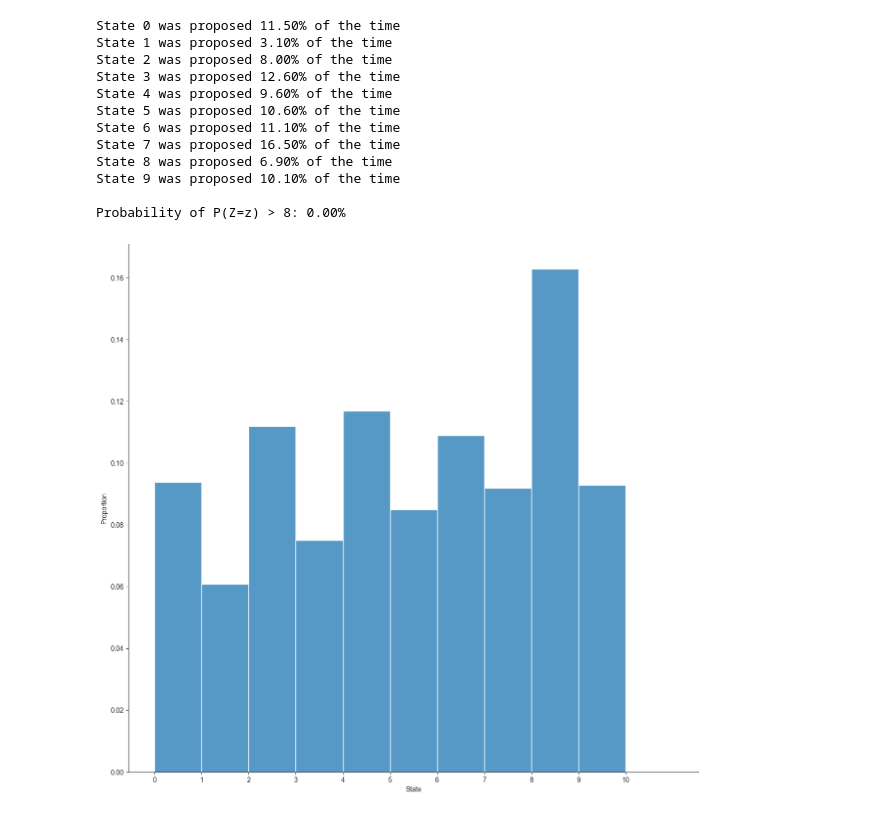
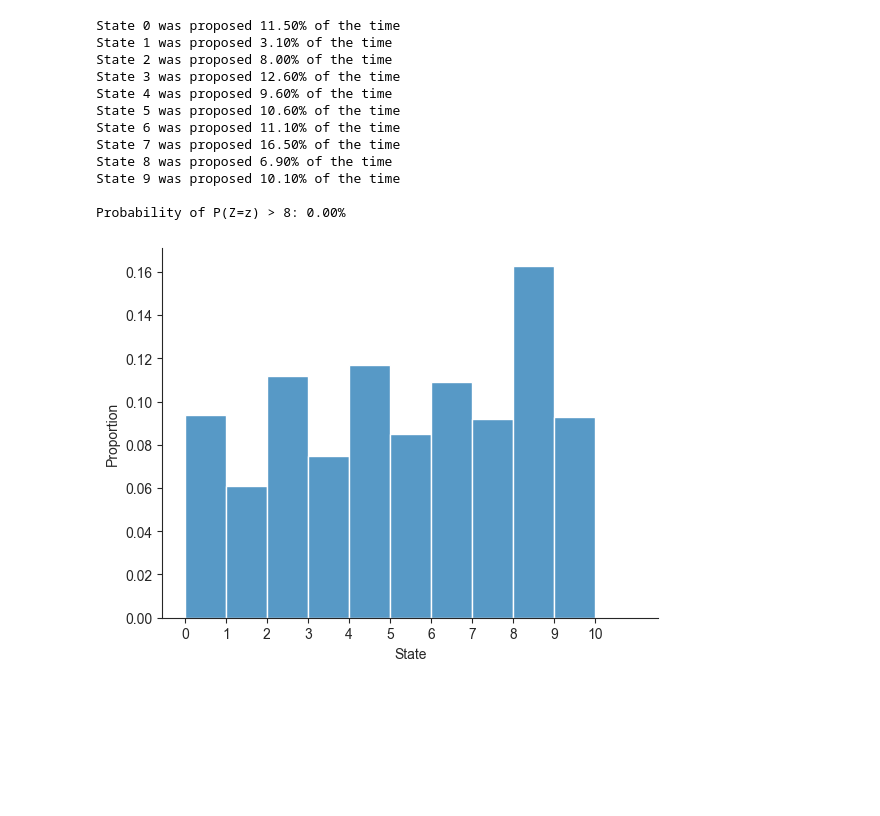
Before and after one commit to ajbarrows/uvmbayes, a Jupyter notebook: notebooks/problem_sets/20240927-problem_set_2.ipynb, the cells around one changed output. Drawn from its saved outputs; the diff is of its cells as text; code cells hidden in the pictures; blank space fills up the shorter version.

Commit message:
add plots

```diff
--- a/notebooks/problem_sets/20240927-problem_set_2.ipynb
+++ b/notebooks/problem_sets/20240927-problem_set_2.ipynb
@@ -218,7 +218,10 @@ from sklearn.preprocessing import normalize
 def create_proposal_distr_P(support_size=10, vec_length=10):
 
     # Create P and normalize
-    P = np.random.random(support_size*vec_length).reshape(vec_length,support_size).astype(np.float64)
+    P = (np.random.random(support_size*vec_length)
+        .reshape(vec_length,support_size)
+        .astype(np.float64)
+    )
     P /= P.sum(axis=0, keepdims=True)
 
     return P
@@ -440,38 +443,38 @@ def plot_transition_heatmap(Z,  samples, title="Transition Heatmap Based on Sums
     plt.title(title)
     plt.xlabel('Current Sum')
     plt.ylabel('Previous Sum')
-    plt.show()
+    # plt.show()
 
 def plot_sum_distribution(Z, samples, title="Distribution of the Number of Ones in Sampled Vectors"):
     """
     Plot a histogram of the number of ones in the sampled vectors.
 
     Parameters:
     - Z (np.ndarray): The support matrix.
     - samples (list): List of sampled state indices.
     - title (str): Title of the plot.
     """
     sums = [Z[idx].sum() for idx in samples]
     plt.figure(figsize=(10, 6))
     sns.histplot(sums, bins=range(0, Z.shape[1]+2), kde=False, stat='probability', color='skyblue', edgecolor='black')
     plt.title(title)
     plt.xlabel('Number of Ones')
     plt.ylabel('Probability')
     plt.xticks(range(0, Z.shape[1]+1))
     plt.grid(axis='y', linestyle='--', alpha=0.7)
-    plt.show()
+    # plt.show()
 
 def plot_state_proportion(states_idx):
-    plt.figure(figsize=(15,14))
+    # plt.figure(figsize=(15,14))
     sns.histplot(states_idx, bins=range(0, Z.shape[1]+2), stat='proportion')
     plt.xticks(range(0, Z.shape[1]+1))
     plt.xlabel('State');
     sns.despine()
 
 plot_state_proportion(states_idx)
 plt.savefig(os.path.join(out_dir, 'state_probability.pdf'), bbox_inches='tight')
 # %% [output]
-[figure, old version]
+[figure, new version]
 # %%
 plot_sum_distribution(Z, samples=states_idx)
 plt.savefig(os.path.join("ones_distribution.pdf"), bbox_inches='tight')
```
Also changed, not shown: parts of 2 cells of this notebook, 1 other file.
